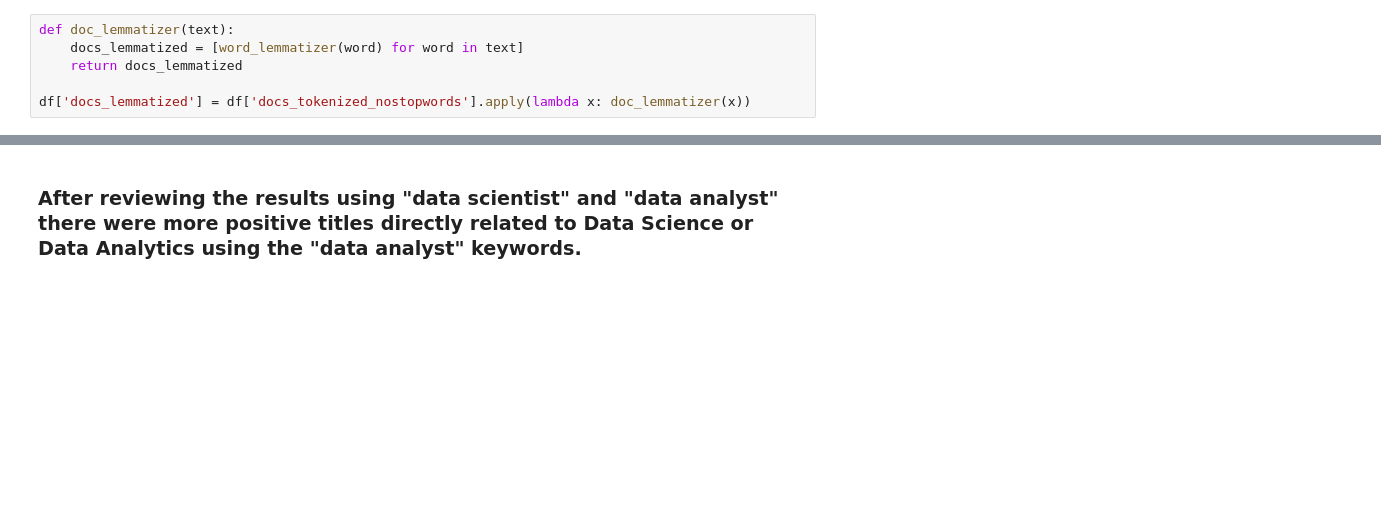
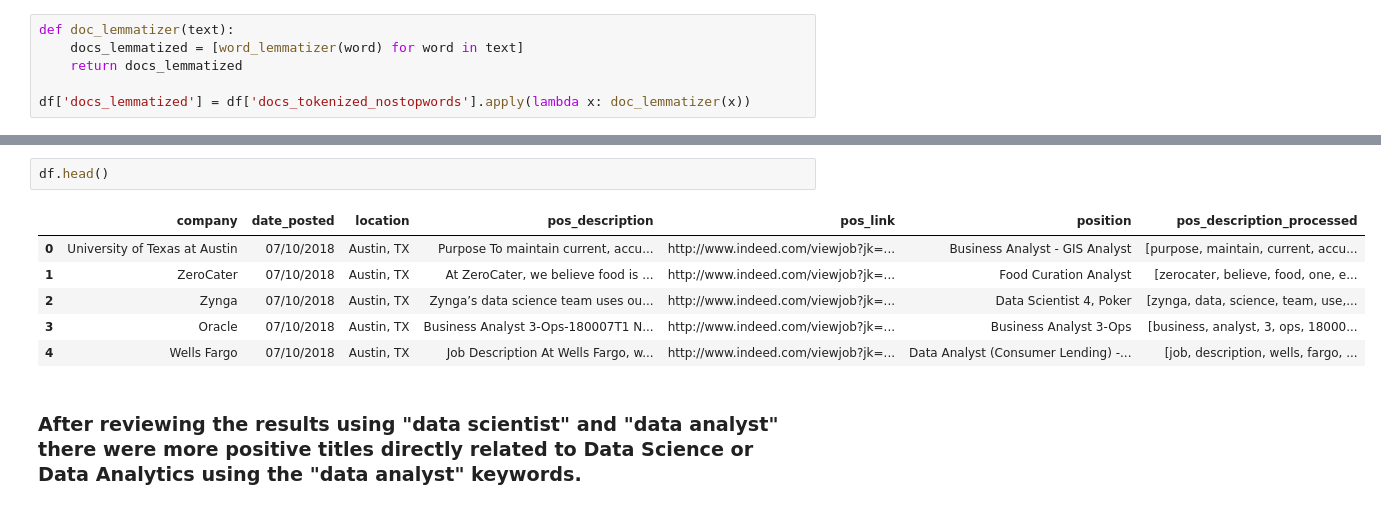
Before and after one commit to Eddiedude1/Job_LDA, a Jupyter notebook: code/Job LDA-Copy1.ipynb, the cells around one changed output, grey strips where cells are left out. Saved outputs shown, nothing was run; the diff lists cells and outputs as text; blank space fills up the shorter version.

```diff
--- a/code/Job LDA-Copy1.ipynb
+++ b/code/Job LDA-Copy1.ipynb
@@ -494,3 +480,12 @@ df['pos_description_processed'] = df['pos_description'].apply(lambda x: text_pre
+# %%
+df.head()
+# %% [output]
+|  | company | date_posted | location | pos_description | pos_link | position | pos_description_processed |
+| 0 | University of Texas at Austin | 07/10/2018 | Austin, TX | Purpose To maintain current, accu... | http://www.indeed.com/viewjob?jk=... | Business Analyst - GIS Analyst | [purpose, maintain, current, accu... |
+| 1 | ZeroCater | 07/10/2018 | Austin, TX | At ZeroCater, we believe food is ... | http://www.indeed.com/viewjob?jk=... | Food Curation Analyst | [zerocater, believe, food, one, e... |
+| 2 | Zynga | 07/10/2018 | Austin, TX | Zynga’s data science team uses ou... | http://www.indeed.com/viewjob?jk=... | Data Scientist 4, Poker | [zynga, data, science, team, use,... |
+| 3 | Oracle | 07/10/2018 | Austin, TX | Business Analyst 3-Ops-180007T1 N... | http://www.indeed.com/viewjob?jk=... | Business Analyst 3-Ops | [business, analyst, 3, ops, 18000... |
+| 4 | Wells Fargo | 07/10/2018 | Austin, TX | Job Description At Wells Fargo, w... | http://www.indeed.com/viewjob?jk=... | Data Analyst (Consumer Lending) -... | [job, description, wells, fargo, ... |
 # %% [markdown]
 ### After reviewing the results using "data scientist" and "data analyst" there were more positive titles directly related to Data Science or Data Analytics using the "data analyst" keywords.
 # %% [markdown]
```
Also changed, not shown: parts of 18 cells of this notebook.
